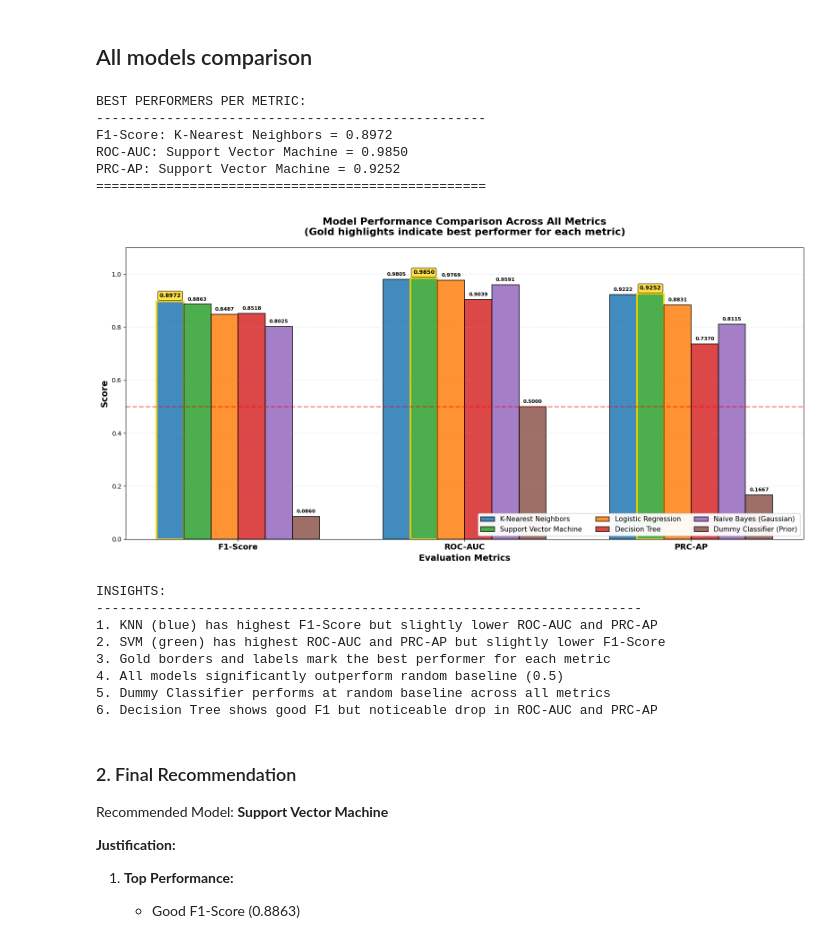
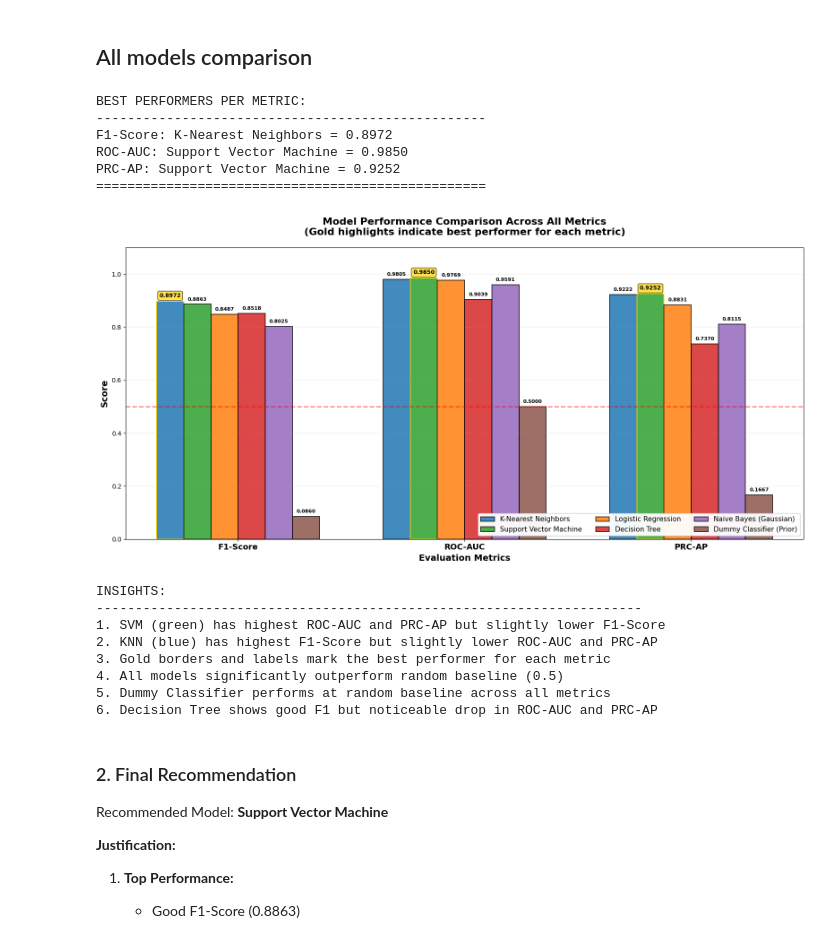
Before and after one commit to ha-rish-23/assignment-7-ha-rish-23, a Jupyter notebook: solution.ipynb, the cells around one changed output. Saved outputs shown, nothing was run; the diff lists cells and outputs as text; code cells hidden in the pictures.

```diff
--- a/solution.ipynb
+++ b/solution.ipynb
@@ -1042,7 +1048,7 @@ for idx, (model_name, color) in enumerate(model_colors.items()):
         if is_max[bar_idx]:
             # Make the bar border thicker and gold
             bar.set_edgecolor('gold')
-            bar.set_linewidth(3)
+            bar.set_linewidth(1.5)
             # Display value in bold with background
             ax.text(bar.get_x() + bar.get_width() / 2., height + 0.01,
                     f'{height:.4f}',
@@ -1058,40 +1064,40 @@ for idx, (model_name, color) in enumerate(model_colors.items()):
 ax.set_xlabel('Evaluation Metrics', fontsize=14, fontweight='bold')
 ax.set_ylabel('Score', fontsize=14, fontweight='bold')
 ax.set_title('Model Performance Comparison Across All Metrics\n(Gold highlights indicate best performer for each metric)',
              fontsize=16, fontweight='bold', pad=20)
 ax.set_xticks(x)
 ax.set_xticklabels(metric_labels, fontsize=13, fontweight='bold')
 ax.set_ylim([0, 1.10])  # Increased to accommodate labels
 ax.legend(handles=legend_handles, loc='lower right', fontsize=11, ncol=3, framealpha=0.95)
 ax.grid(axis='y', alpha=0.3, linestyle='--')
 
 # Add a horizontal line at 0.5 (random baseline)
 ax.axhline(y=0.5, color='red', linestyle='--', linewidth=2, alpha=0.5)
 
 plt.tight_layout()
 plt.show()
 
 # Print insights
 print("\nINSIGHTS:")
 print("-" * 70)
-print("1. KNN (blue) has highest F1-Score but slightly lower ROC-AUC and PRC-AP")
-print("2. SVM (green) has highest ROC-AUC and PRC-AP but slightly lower F1-Score")
+print("1. SVM (green) has highest ROC-AUC and PRC-AP but slightly lower F1-Score")
+print("2. KNN (blue) has highest F1-Score but slightly lower ROC-AUC and PRC-AP")
 print("3. Gold borders and labels mark the best performer for each metric")
 print("4. All models significantly outperform random baseline (0.5)")
 print("5. Dummy Classifier performs at random baseline across all metrics")
 print("6. Decision Tree shows good F1 but noticeable drop in ROC-AUC and PRC-AP")
 # %% [output]
 BEST PERFORMERS PER METRIC:
 --------------------------------------------------
 F1-Score: K-Nearest Neighbors = 0.8972
 ROC-AUC: Support Vector Machine = 0.9850
 PRC-AP: Support Vector Machine = 0.9252
 ==================================================
-[figure, old version]
+[figure, new version]
 INSIGHTS:
 ----------------------------------------------------------------------
-1. KNN (blue) has highest F1-Score but slightly lower ROC-AUC and PRC-AP
-2. SVM (green) has highest ROC-AUC and PRC-AP but slightly lower F1-Score
+1. SVM (green) has highest ROC-AUC and PRC-AP but slightly lower F1-Score
+2. KNN (blue) has highest F1-Score but slightly lower ROC-AUC and PRC-AP
 3. Gold borders and labels mark the best performer for each metric
 4. All models significantly outperform random baseline (0.5)
 5. Dummy Classifier performs at random baseline across all metrics
```
Also changed, not shown: parts of 7 cells of this notebook.
